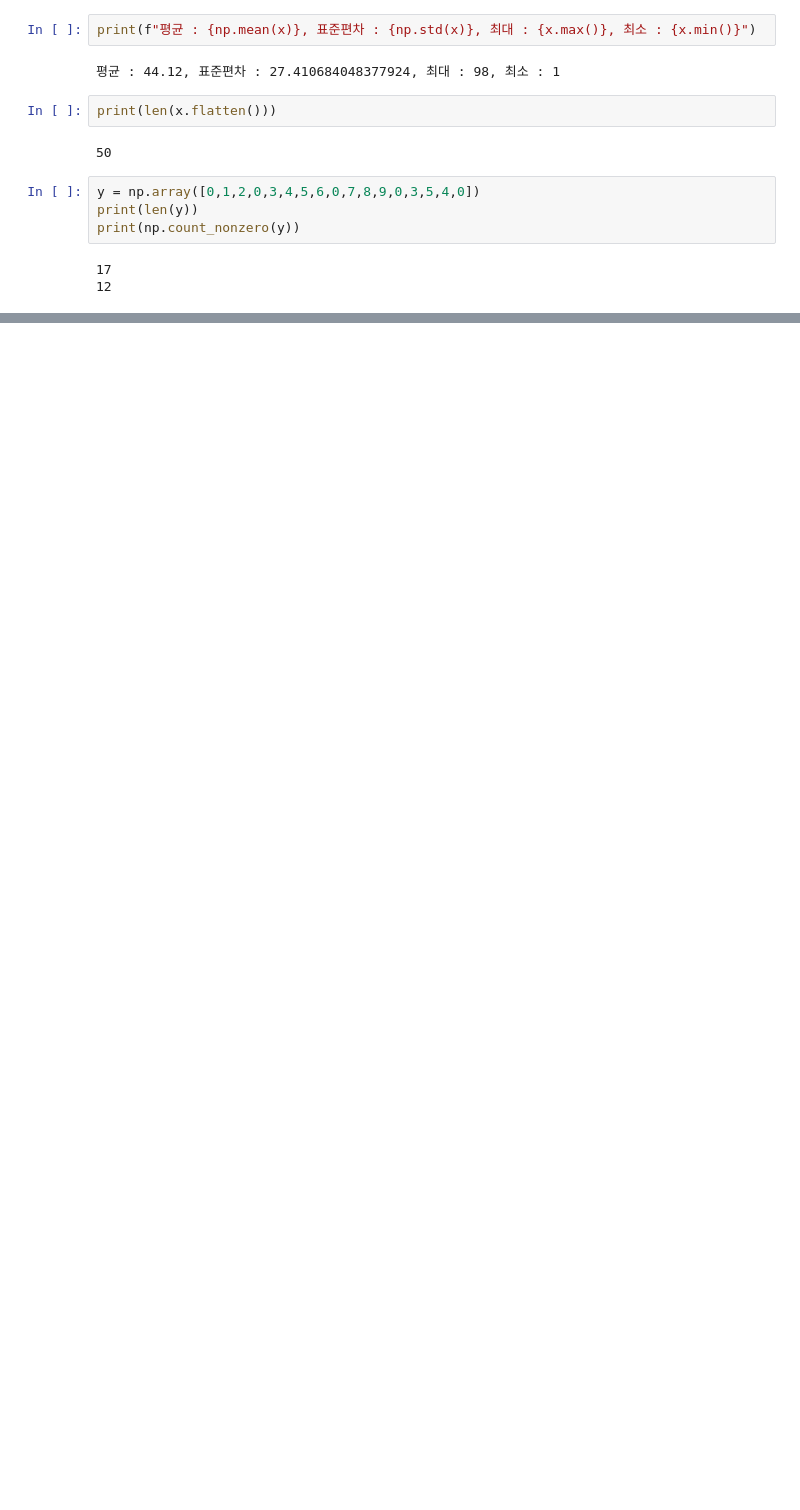
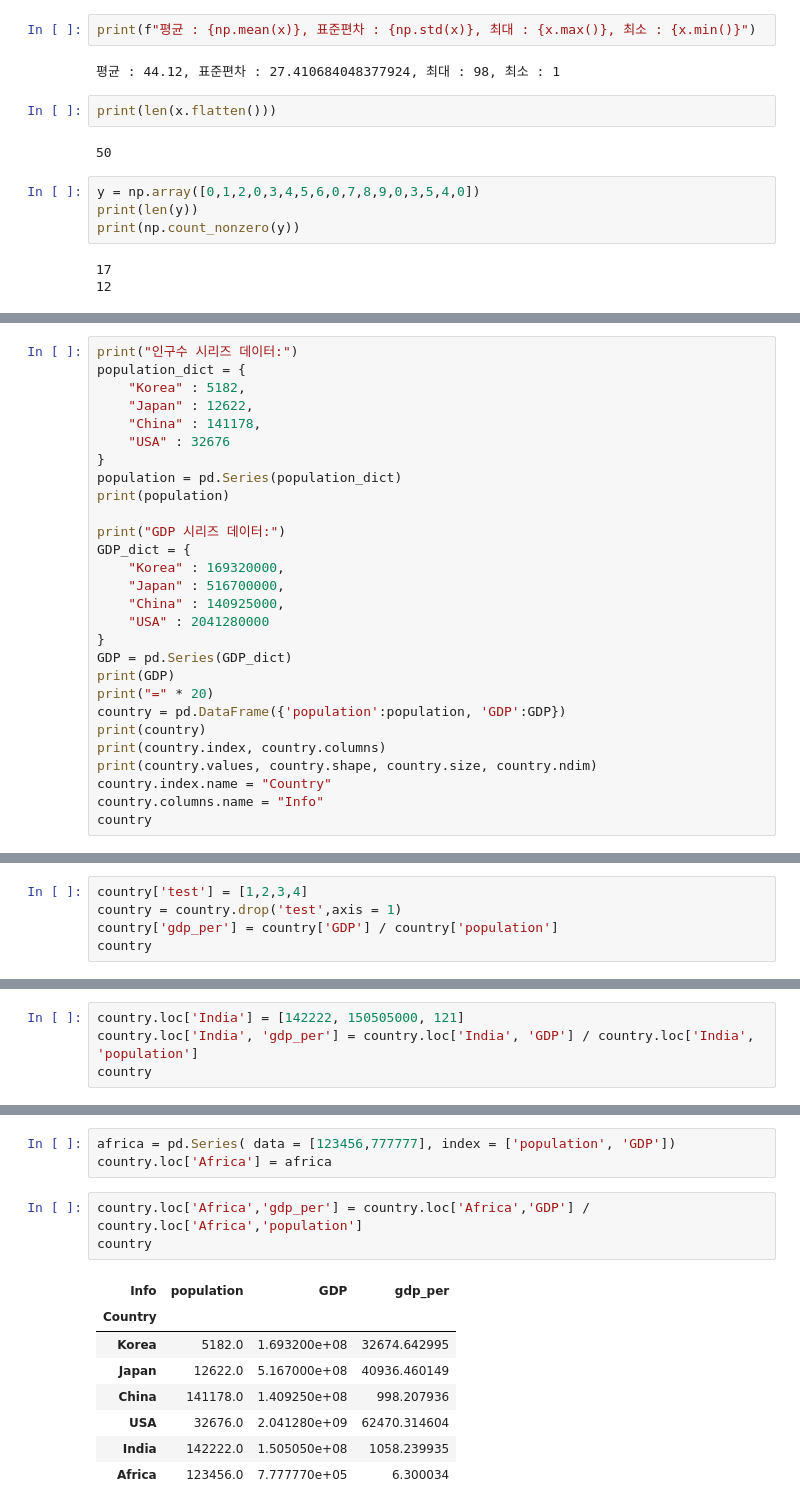
Before and after one commit to JeongHui-seong/py_hs01, a Jupyter notebook: python10.ipynb, the cells around one changed output, grey strips where cells are left out. Drawn from its saved outputs; the diff is of its cells as text; blank space fills up the shorter version.

```diff
--- a/python10.ipynb
+++ b/python10.ipynb
@@ -256,0 +337,28 @@ print(np.count_nonzero(y))
+# %%
+print("인구수 시리즈 데이터:")
+population_dict = {
+    "Korea" : 5182,
+    "Japan" : 12622,
+    "China" : 141178,
+    "USA" : 32676
+}
+population = pd.Series(population_dict)
+print(population)
+
+print("GDP 시리즈 데이터:")
+GDP_dict = {
+    "Korea" : 169320000,
+    "Japan" : 516700000,
+    "China" : 140925000,
+    "USA" : 2041280000
+}
+GDP = pd.Series(GDP_dict)
+print(GDP)
+print("=" * 20)
+country = pd.DataFrame({'population':population, 'GDP':GDP})
+print(country)
+print(country.index, country.columns)
+print(country.values, country.shape, country.size, country.ndim)
+country.index.name = "Country"
+country.columns.name = "Info"
+country
@@ -256,0 +430,5 @@ print(np.count_nonzero(y))
+# %%
+country['test'] = [1,2,3,4]
+country = country.drop('test',axis = 1)
+country['gdp_per'] = country['GDP'] / country['population']
+country
@@ -256,0 +442,4 @@ print(np.count_nonzero(y))
+# %%
+country.loc['India'] = [142222, 150505000, 121]
+country.loc['India', 'gdp_per'] = country.loc['India', 'GDP'] / country.loc['India', 'population']
+country
@@ -256,0 +454,15 @@ print(np.count_nonzero(y))
+# %%
+africa = pd.Series( data = [123456,777777], index = ['population', 'GDP'])
+country.loc['Africa'] = africa
+# %%
+country.loc['Africa','gdp_per'] = country.loc['Africa','GDP'] / country.loc['Africa','population']
+country
+# %% [output]
+| Info | population | GDP | gdp_per |
+| Country |  |  |  |
+| Korea | 5182.0 | 1.693200e+08 | 32674.642995 |
+| Japan | 12622.0 | 5.167000e+08 | 40936.460149 |
+| China | 141178.0 | 1.409250e+08 | 998.207936 |
+| USA | 32676.0 | 2.041280e+09 | 62470.314604 |
+| India | 142222.0 | 1.505050e+08 | 1058.239935 |
+| Africa | 123456.0 | 7.777770e+05 | 6.300034 |
```
Also changed, not shown: parts of 25 cells of this notebook, 5 other files.
